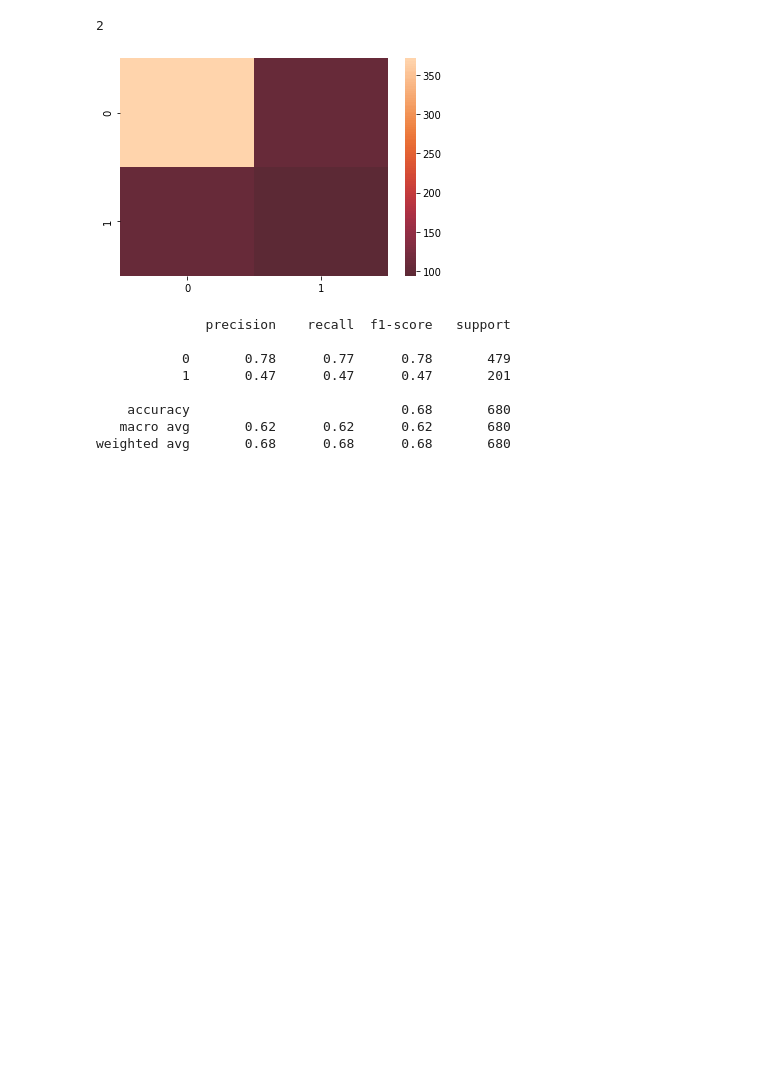
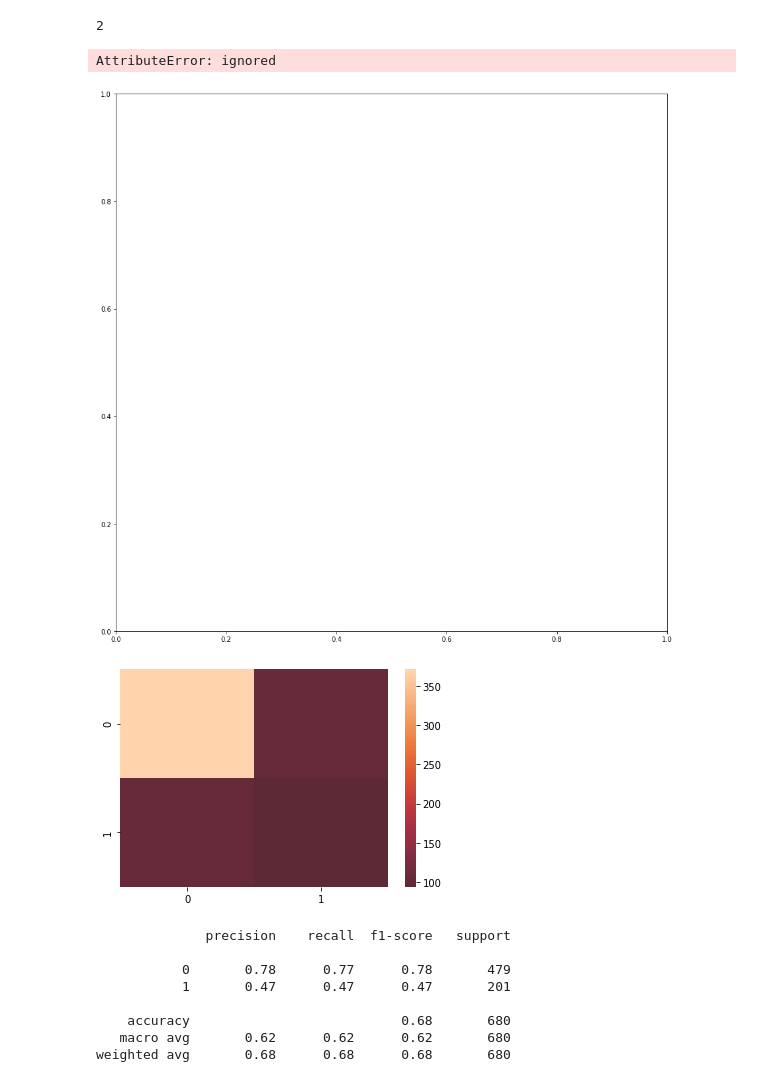
Before and after one commit to danielcti/data-science-project, a Jupyter notebook: dataVisualizationNetflixp2.ipynb, the cells around one changed output. Cells and saved outputs as stored; diff of their text form; code cells hidden in the pictures; blank space fills up the shorter version.

```diff
--- a/dataVisualizationNetflixp2.ipynb
+++ b/dataVisualizationNetflixp2.ipynb
@@ -1580,6 +1451,12 @@ from subprocess import call
 call(['dot', '-T', 'png', 'Movies.dot', '-o', 'tree_movies.png'])
 # %% [output]
 2
+# %%
+fig, ax = pylab.subplots(1, 1, figsize = (15,15))
+plot_tree(tree, ax = ax, feature_names=X.columns)
+# %% [output]
+AttributeError: ignored
+[figure, added]
 # %%
 predicted = tree.predict(X_test)
 
```
Also changed, not shown: parts of 26 cells of this notebook.
